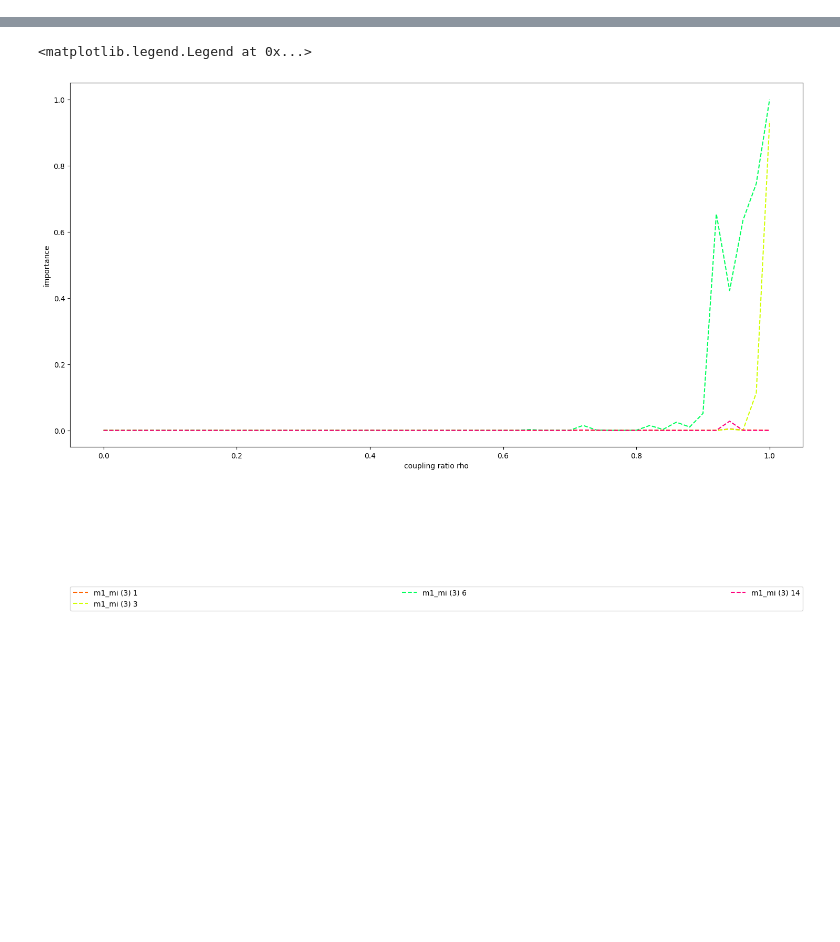
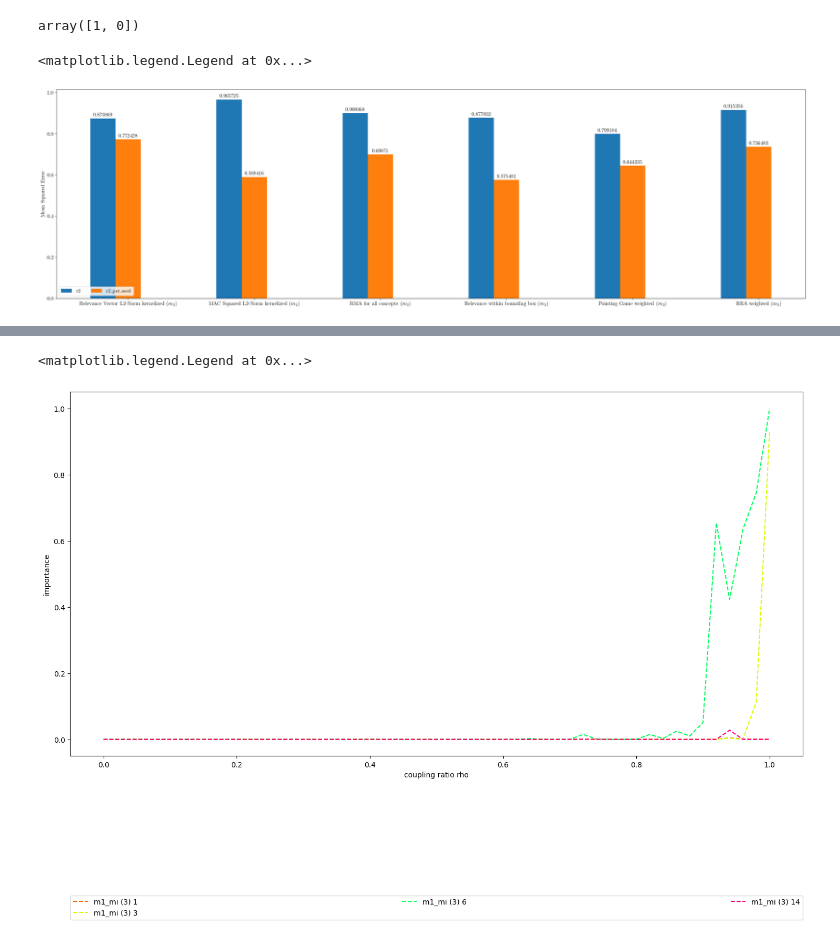
Before and after one commit to lillijo/xai-evaluation-master-thesis, a Jupyter notebook: experiments/compare_measures.ipynb, the cells around one changed output, grey strips where cells are left out. Drawn from its saved outputs; the diff is of its cells as text; code cells hidden in the pictures; blank space fills up the shorter version.

```diff
--- a/experiments/compare_measures.ipynb
+++ b/experiments/compare_measures.ipynb
@@ -707,0 +453,5 @@ draw_measures(per_sample, "m2_mac")
+# %%
+biases = torch.round(torch.linspace(0, 1, 51), decimals=3)
+sm = torch.nn.Softmax(dim=0)
+weights = sm(biases)
+biases, weights
@@ -707,0 +572,25 @@ draw_measures(per_sample, "m2_mac")
+# %%
+ms.rng.integers(0,2,2)
+# %% [output]
+array([1, 0])
+# %%
+
+x = np.arange(len(mses.keys()))  # the label locations
+fig, ax = plt.subplots(layout="constrained", figsize=(28, 8))
+width = 0.2  # the width of the bars
+multiplier = 0
+for attribute in ["r2", "r2_per_seed"]:
+    measurement = for_plot[attribute]
+    offset = width * multiplier
+    rects = ax.bar(x + offset, measurement, width, label=attribute)
+    ax.bar_label(rects, padding=3)
+    multiplier += 1
+
+# Add some text for labels, title and custom x-axis tick labels, etc.
+ax.set_ylabel("Mean Squared Error")
+ax.set_xticks(x + width, [NAME_DICT[k] for k in mses.keys()])
+ax.legend(loc="lower left", ncols=3)
+# ax.set_ylim(0, 1)
+# %% [output]
+<matplotlib.legend.Legend at 0x...>
+[figure, added]
```
Also changed, not shown: parts of 30 cells of this notebook, 2 other files.
